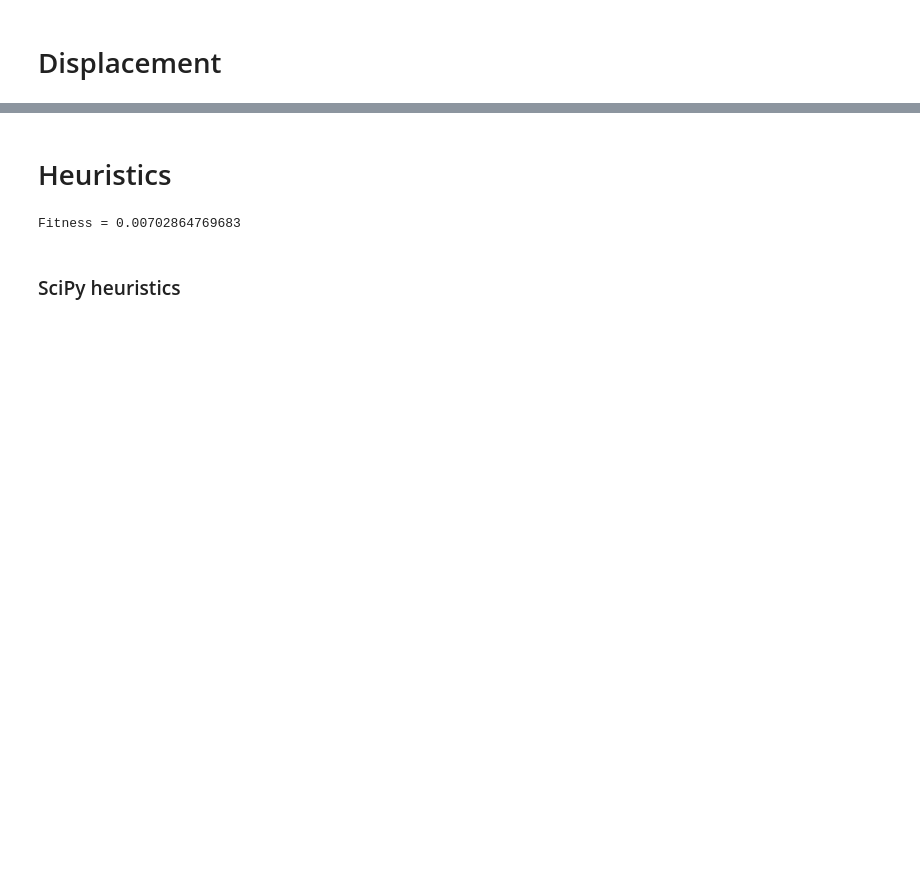
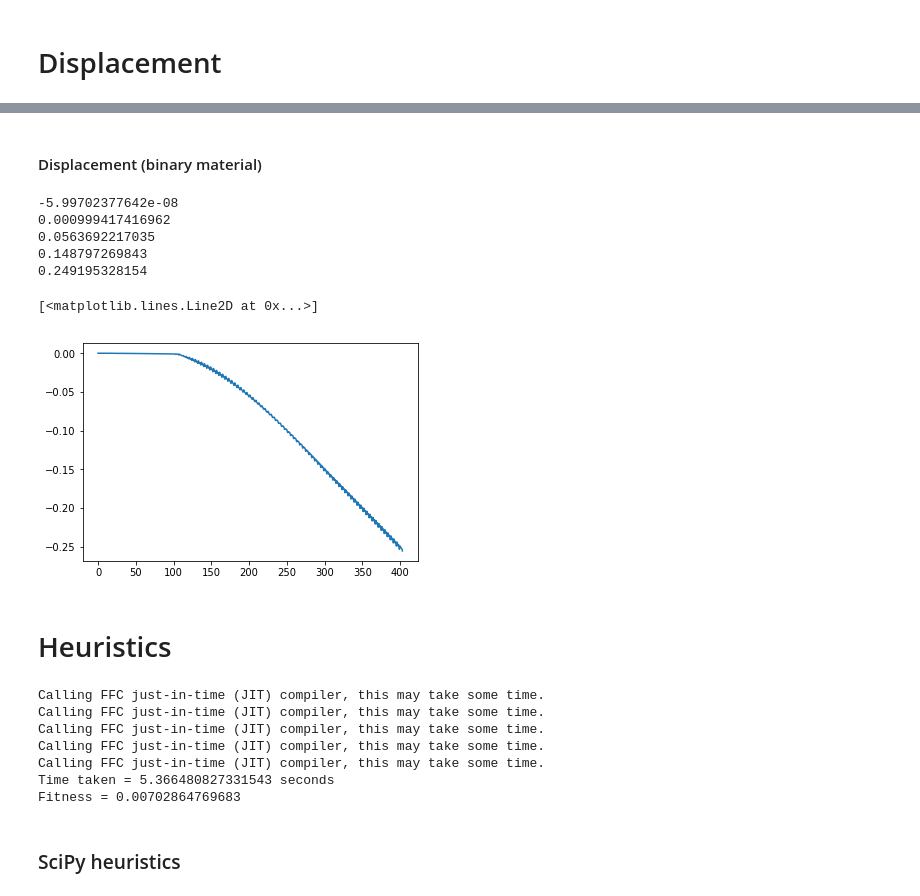
Before and after one commit to byi649/Design-Automation-Optimisation-for-Multi-Material-3D-Printing, a Jupyter notebook: Heuristics PoC/eigen.ipynb, the cells around one changed output, grey strips where cells are left out. Cells and saved outputs as stored; diff of their text form; code cells hidden in the pictures; blank space fills up the shorter version.

```diff
--- a/Heuristics PoC/eigen.ipynb
+++ b/Heuristics PoC/eigen.ipynb
@@ -210,0 +215,2 @@ plt.plot(-deflections)
+# %% [markdown]
+#### Displacement (binary material)
@@ -211,3 +321,22 @@ plt.plot(-deflections)
+# %%
+deflections = run_solver([1, 0, 0, 1])
+
+print(deflections[0])
+print(deflections[100])
+print(deflections[200])
+print(deflections[300])
+print(deflections[400])
+
+import matplotlib.pyplot as plt
+plt.plot(-deflections)
+# %% [output]
+-5.99702377642e-08
+0.000999417416962
+0.0563692217035
+0.148797269843
+0.249195328154
+[<matplotlib.lines.Line2D at 0x...>]
+[figure, added]
 # %% [markdown]
 # Heuristics
 # %%
@@ -217,9 +346,26 @@ def get_fitness_wrapper(moduli):
 
     return get_fitness(moduli, target)
 
+# Presolved target
+def get_fitness_wrapper_binary(moduli):
+    target = [0, 0.09, 0.20, 0.33, 0.46]
+
+    return get_fitness_binary(moduli, target)
+
+import time
+start = time.time()
 fitness = get_fitness_wrapper([1e6, 1e7, 1e8, 1e7, 1e6])
+end = time.time()
+print("Time taken =", end - start, "seconds")
+
 print("Fitness =", fitness)
 # %% [output]
+Calling FFC just-in-time (JIT) compiler, this may take some time.
+Calling FFC just-in-time (JIT) compiler, this may take some time.
+Calling FFC just-in-time (JIT) compiler, this may take some time.
+Calling FFC just-in-time (JIT) compiler, this may take some time.
+Calling FFC just-in-time (JIT) compiler, this may take some time.
+Time taken = 5.366480827331543 seconds
 Fitness = 0.00702864769683
 # %% [markdown]
 ### SciPy heuristics
```
Also changed, not shown: parts of 14 cells of this notebook, 2 other files.
